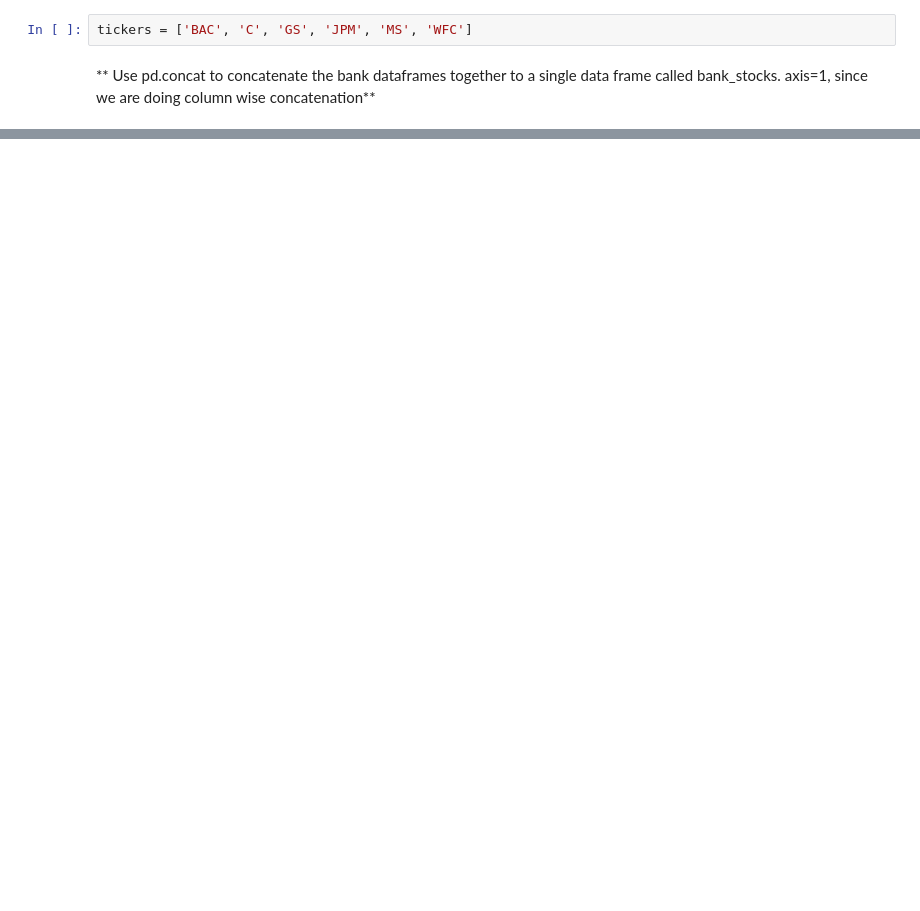
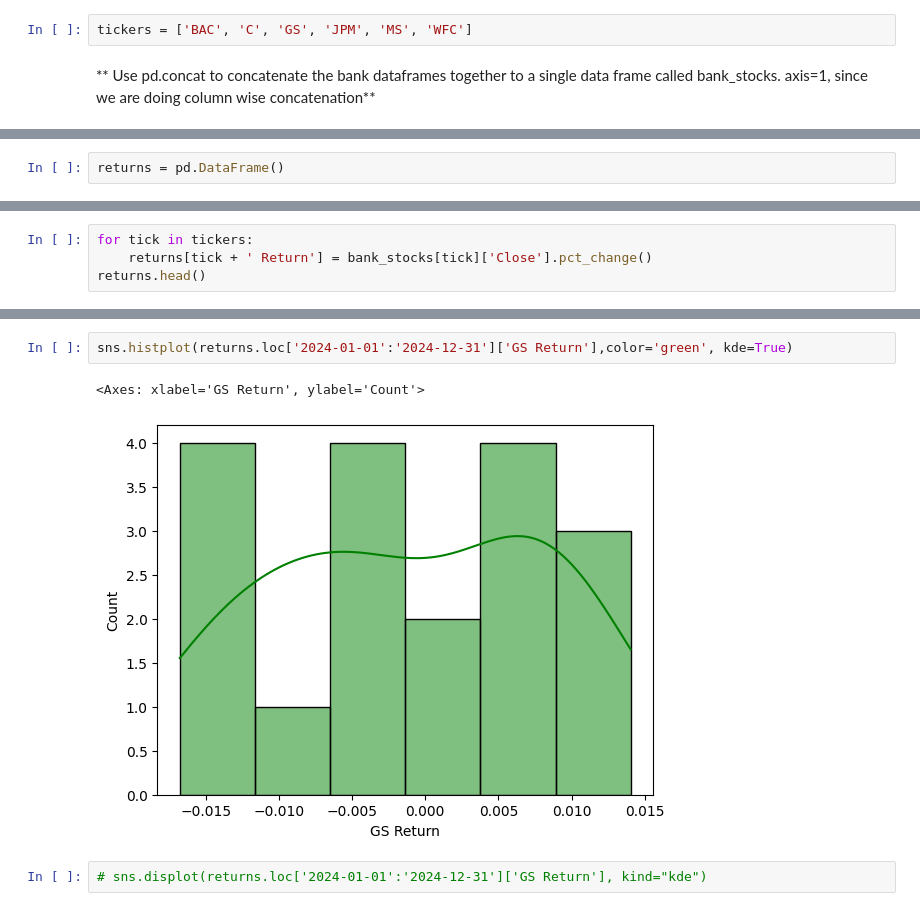
Before and after one commit to eram-f/finance_project, a Jupyter notebook: finance.ipynb, the cells around one changed output, grey strips where cells are left out. Drawn from its saved outputs; the diff is of its cells as text; blank space fills up the shorter version.

```diff
--- a/finance.ipynb
+++ b/finance.ipynb
@@ -229,0 +185,2 @@ bank_stocks.head(5)
+# %%
+returns = pd.DataFrame()
@@ -229,0 +189,4 @@ bank_stocks.head(5)
+# %%
+for tick in tickers:
+    returns[tick + ' Return'] = bank_stocks[tick]['Close'].pct_change()
+returns.head()
@@ -229,0 +275,7 @@ bank_stocks.head(5)
+# %%
+sns.histplot(returns.loc['2024-01-01':'2024-12-31']['GS Return'],color='green', kde=True)
+# %% [output]
+<Axes: xlabel='GS Return', ylabel='Count'>
+[figure, added]
+# %%
+# sns.displot(returns.loc['2024-01-01':'2024-12-31']['GS Return'], kind="kde")
```
Also changed, not shown: parts of 44 cells of this notebook.
